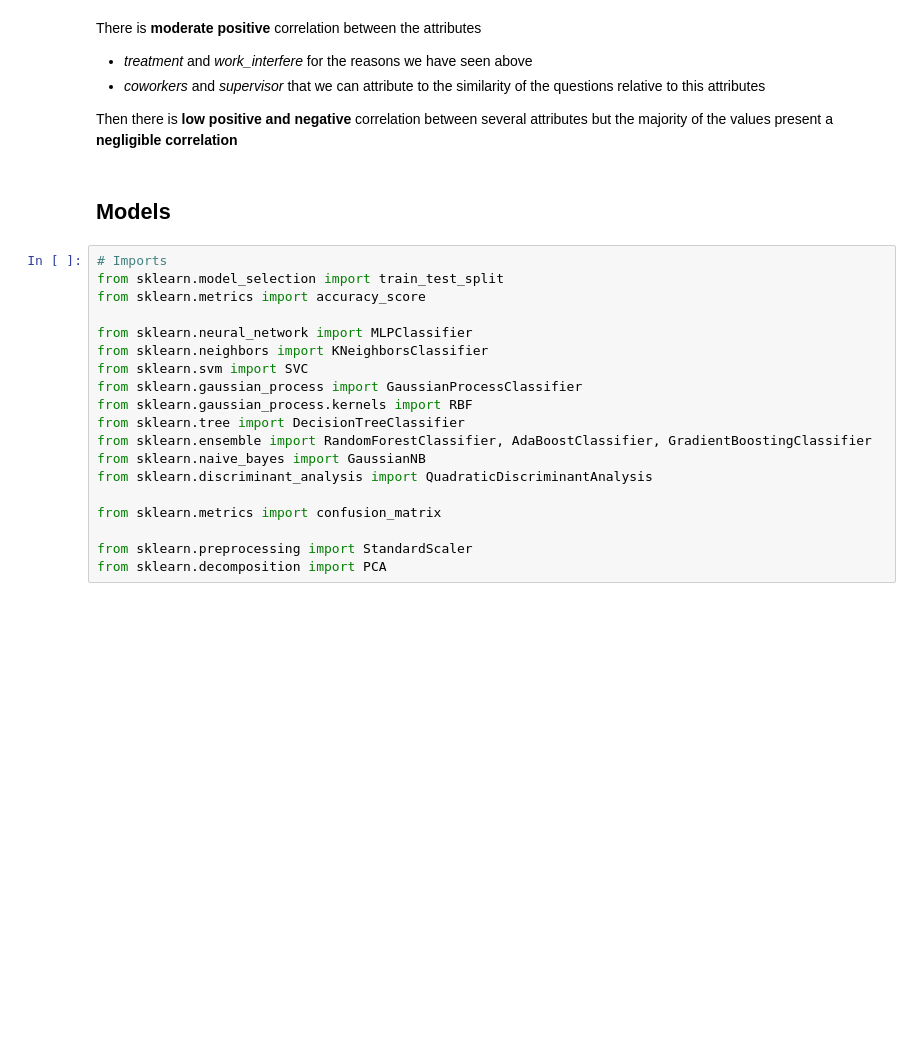
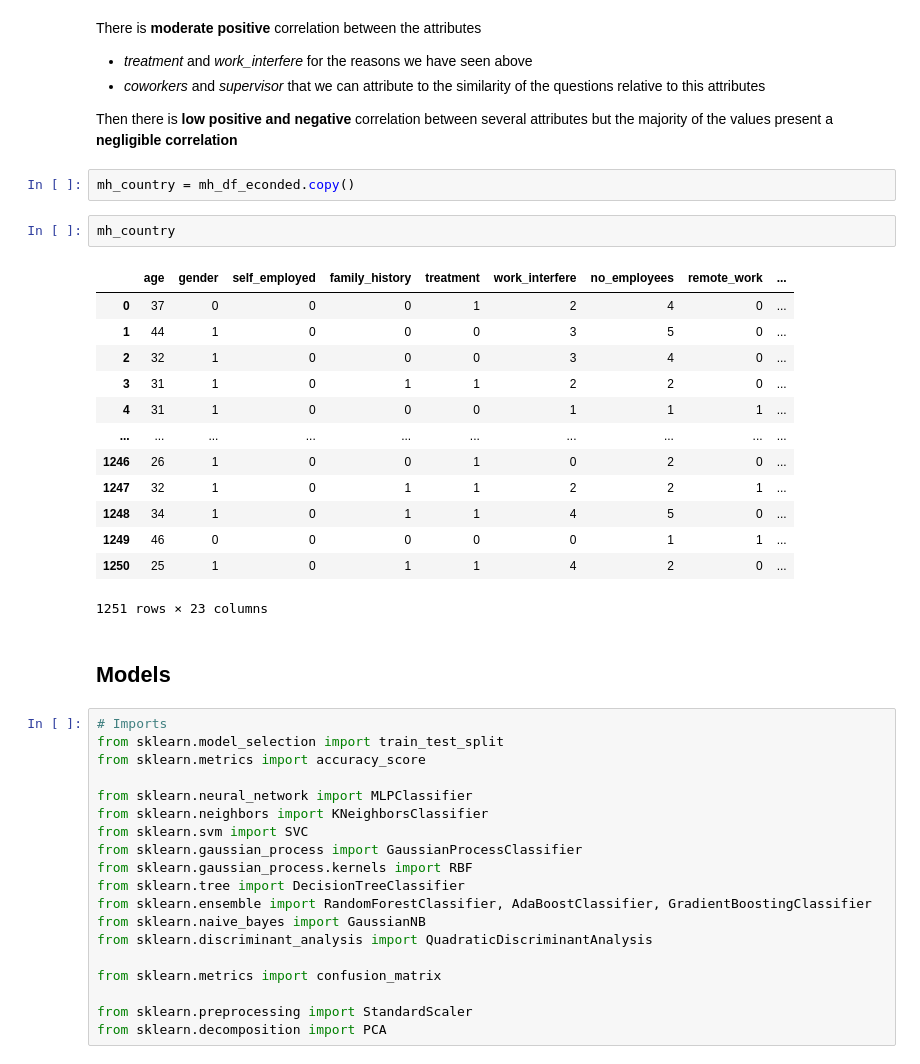
Before and after one commit to EmmaTosato/Programming_Project, a Jupyter notebook: jupyter_project.ipynb, the cells around one changed output. Cells and saved outputs as stored; diff of their text form; blank space fills up the shorter version.

```diff
--- a/jupyter_project.ipynb
+++ b/jupyter_project.ipynb
@@ -1053,6 +852,24 @@ There is **moderate positive** correlation between the attributes
 - *coworkers* and *supervisor* that we can attribute to the similarity of the questions relative to this attributes
 
 Then there is **low positive and negative** correlation between several attributes but the majority of the values present a **negligible correlation**
+# %%
+mh_country = mh_df_econded.copy()
+# %%
+mh_country
+# %% [output]
+|  | age | gender | self_employed | family_history | treatment | work_interfere | no_employees | remote_work | ... |
+| 0 | 37 | 0 | 0 | 0 | 1 | 2 | 4 | 0 | ... |
+| 1 | 44 | 1 | 0 | 0 | 0 | 3 | 5 | 0 | ... |
+| 2 | 32 | 1 | 0 | 0 | 0 | 3 | 4 | 0 | ... |
+| 3 | 31 | 1 | 0 | 1 | 1 | 2 | 2 | 0 | ... |
+| 4 | 31 | 1 | 0 | 0 | 0 | 1 | 1 | 1 | ... |
+| ... | ... | ... | ... | ... | ... | ... | ... | ... | ... |
+| 1246 | 26 | 1 | 0 | 0 | 1 | 0 | 2 | 0 | ... |
+| 1247 | 32 | 1 | 0 | 1 | 1 | 2 | 2 | 1 | ... |
+| 1248 | 34 | 1 | 0 | 1 | 1 | 4 | 5 | 0 | ... |
+| 1249 | 46 | 0 | 0 | 0 | 0 | 0 | 1 | 1 | ... |
+| 1250 | 25 | 1 | 0 | 1 | 1 | 4 | 2 | 0 | ... |
+1251 rows × 23 columns
 # %% [markdown]
 ## Models
 # %%
```
Also changed, not shown: parts of 45 cells of this notebook, 1 other file.
